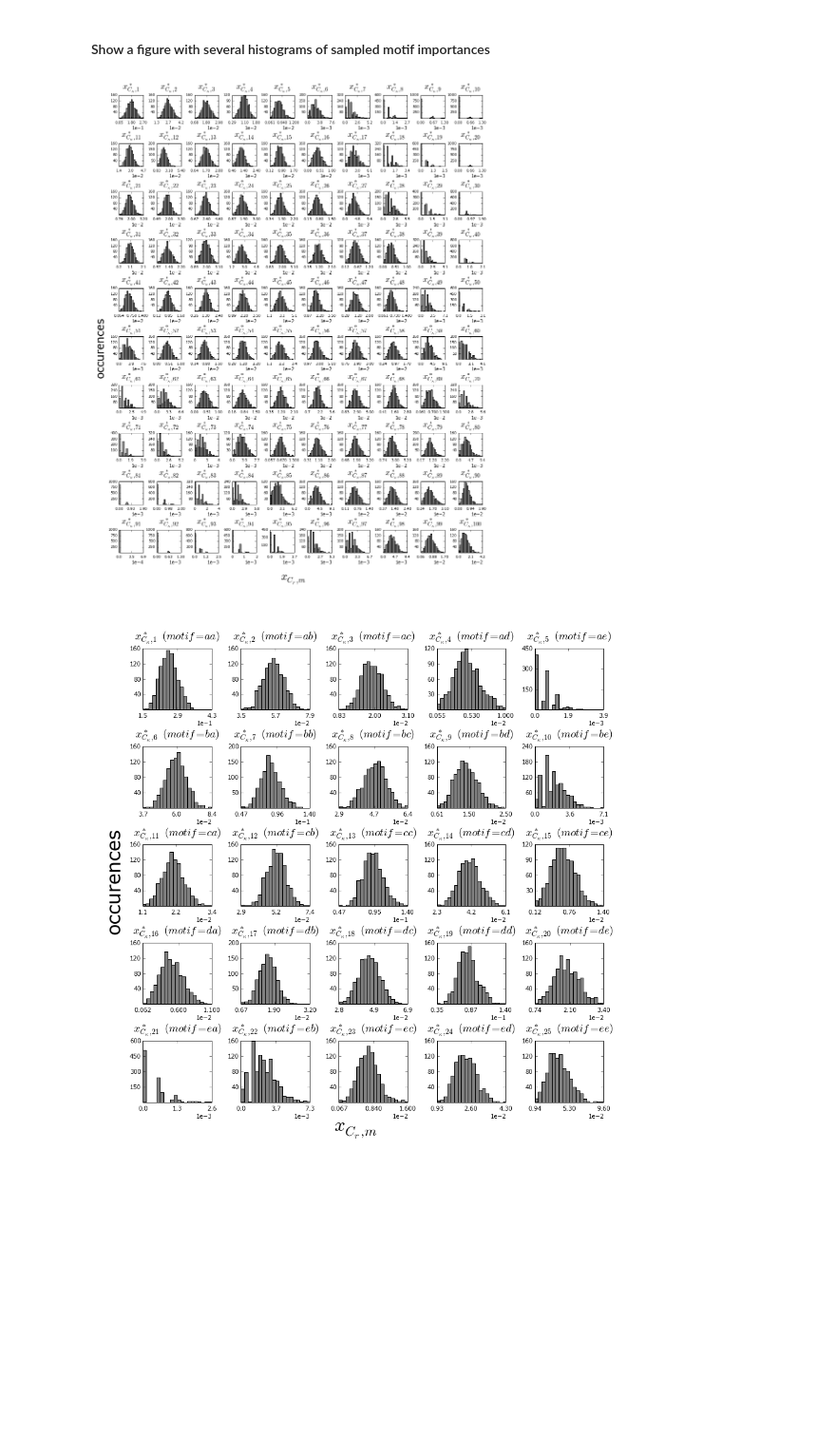
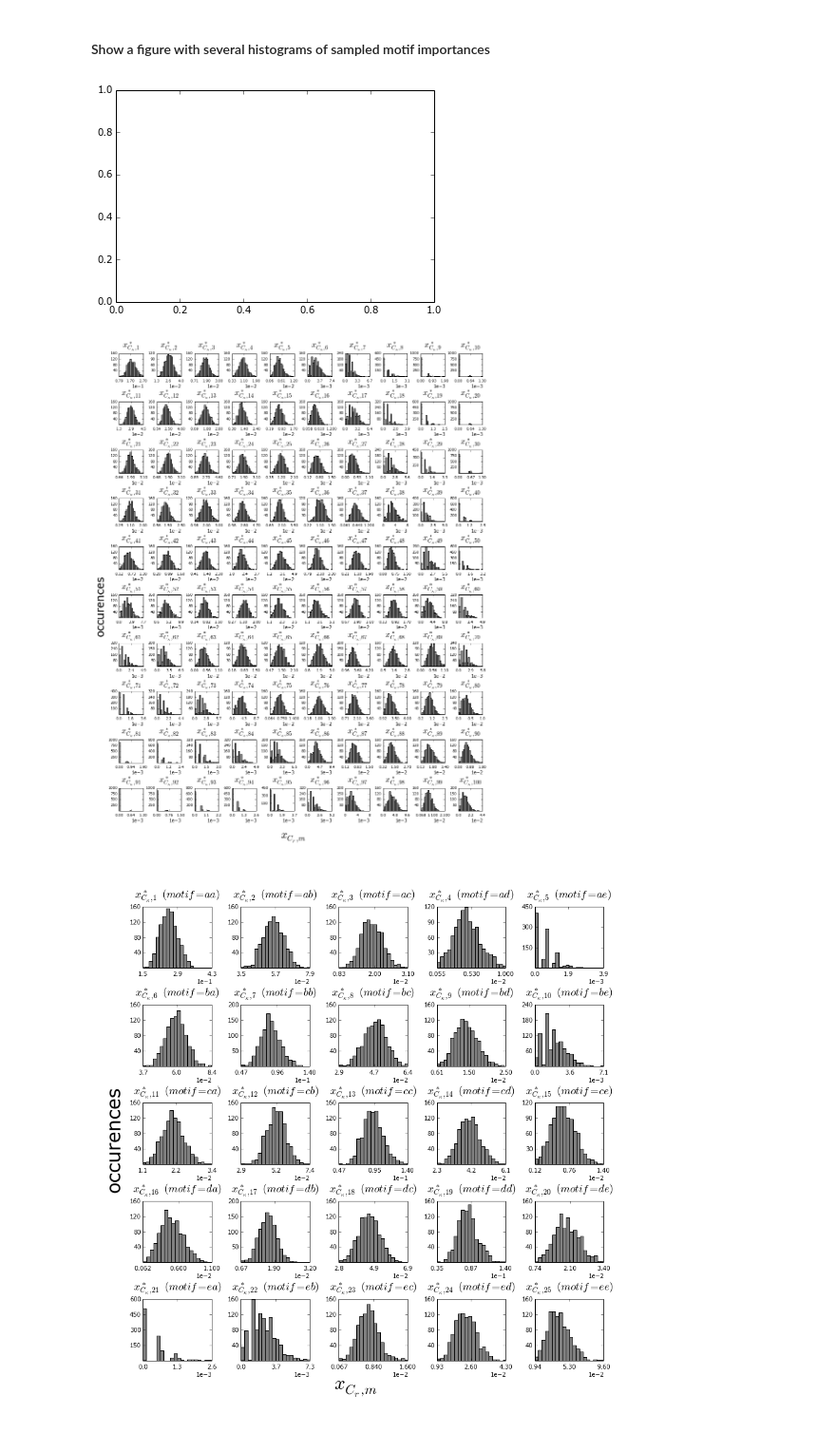
Before and after one commit to pvnick/tempos, a Jupyter notebook: pain_sax_ported.ipynb, the cells around one changed output. Shown at 95% size. Drawn from its saved outputs; the diff is of its cells as text; code cells hidden in the pictures; blank space fills up the shorter version.

```diff
--- a/pain_sax_ported.ipynb
+++ b/pain_sax_ported.ipynb
@@ -362,7 +352,7 @@ motif_importance_sample = pd.Series(np.arange(nr)).apply(sample_motif_importance
 # %% [markdown]
 #### Show a figure with several histograms of sampled motif importances
 # %%
-#plt.hold(True)
+plt.hold(True)
 #this panel is for plotting histograms of the 10x10 icon
 plots_per_row = np.sqrt(len(motif_importance_sample.columns)).astype(int)
 fig = plt.figure(figsize=[15,20])
@@ -418,34 +408,35 @@ for i in motif_importance_sample.columns:
         ax.ticklabel_format(style='sci', axis='x', scilimits=(0,0))
         ax.hist(motif_importance_sample[i], bins=20, color="0.5")
     else:
         ax.xaxis.set_ticks([0, 1])
         ax.axis(xmin = 0, xmax = 1)
     position = list(ax.get_position().bounds)
     position[1] += 0.3
     ax.set_position(position)
     plot_index += 1
 
 fig.subplots_adjust(wspace=0.6, hspace=1.1)
 
 plt.text(-.02, 0.5, "occurences",
          horizontalalignment="left",
          verticalalignment='center',
          fontsize=24,
          transform = big_ax.transAxes,
          rotation="vertical",
          zorder=100)
 
 plt.text(0.5, 0.03, r'$x_{C_r,m}$',
          horizontalalignment="center",
          verticalalignment='bottom',
          fontsize=24,
          transform = big_ax.transAxes,
          zorder=100)
 
 plt.savefig(figure_save_dir + "10x10hist_ck" + str(example_ck) + ".pdf", bbox_inches="tight")
 plt.show()
 # %% [output]
-[figure, old version]
+[figure, new version]
+[figure, added]
 # %%
 #this panel is for plotting histograms of the 5x5 icon
 plots_per_row = np.sqrt(len(motif_importance_sample.columns)).astype(int)
```
Also changed, not shown: parts of 11 cells of this notebook.
